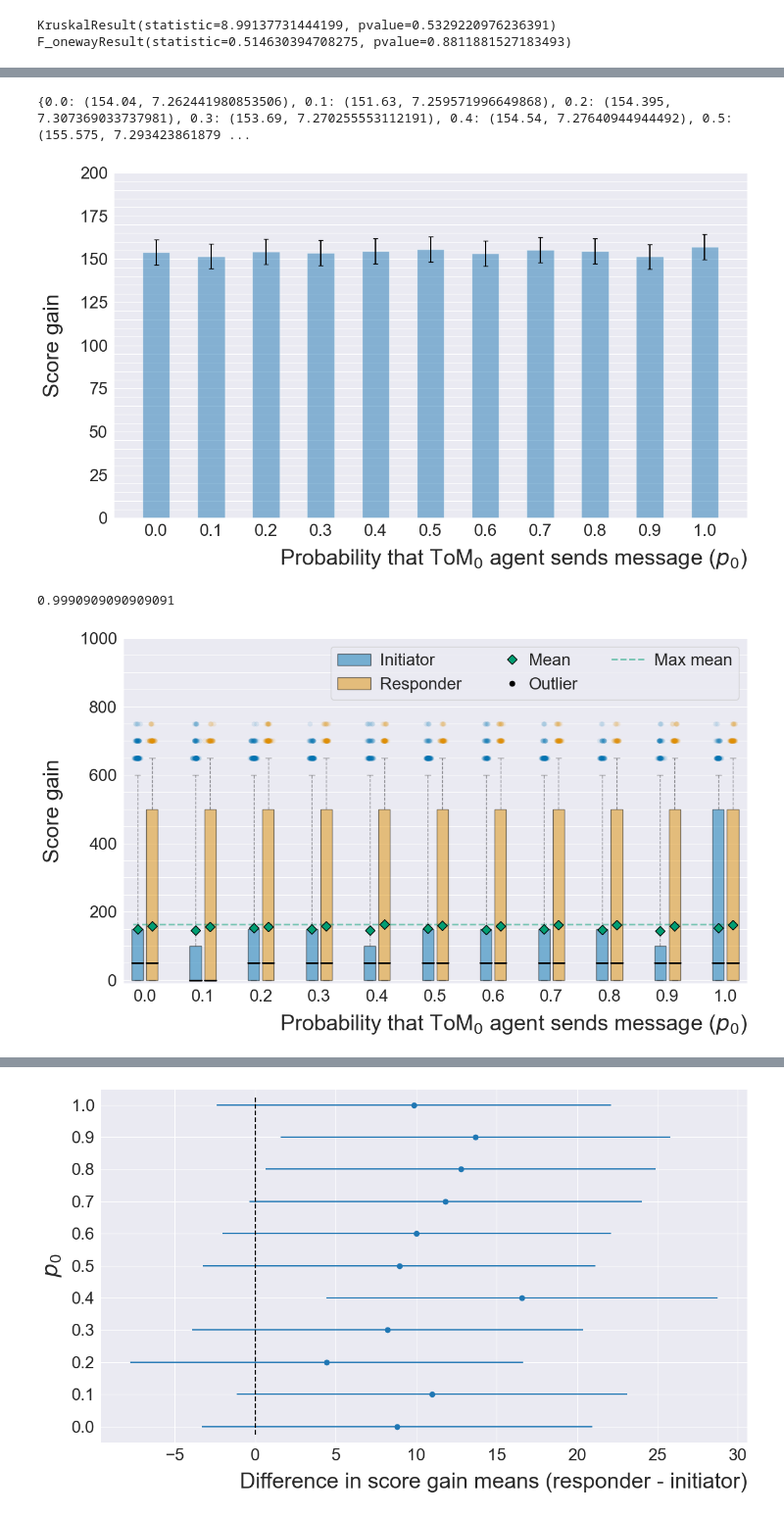
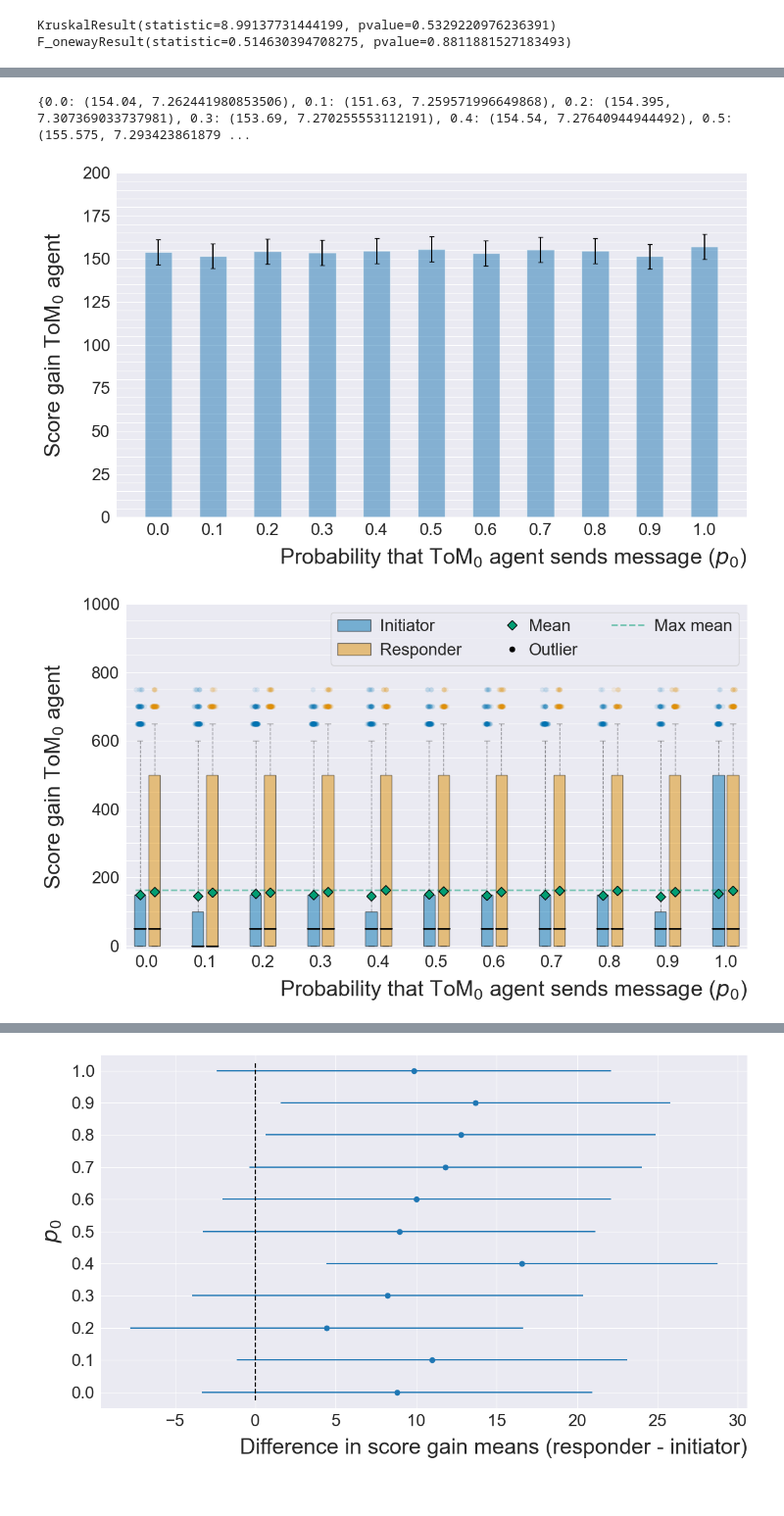
Before and after one commit to SverreBr/MasterThesis, a Jupyter notebook: py_src/expDetermineProb.ipynb, the cells around one changed output, grey strips where cells are left out. Shown at 98% size. Saved outputs shown, nothing was run; the diff lists cells and outputs as text; code cells hidden in the pictures.

```diff
--- a/py_src/expDetermineProb.ipynb
+++ b/py_src/expDetermineProb.ipynb
@@ -147,7 +156,7 @@ def make_plot(data, draw_points):
     ax.xaxis.grid(False, which ="both")
     ax.yaxis.grid(True, which="both")
 
-    ax.set_ylabel("Score gain", fontsize=LABEL_SIZE, labelpad=20)
+    ax.set_ylabel(r"Score gain ToM$_0$ agent", fontsize=LABEL_SIZE, labelpad=20)
     ax.set_xlabel(r"Probability that ToM$_0$ agent sends message ($p_0$)", fontsize=LABEL_SIZE, loc="right", labelpad=10)
     fig.tight_layout()
     plt.minorticks_on()
@@ -320,39 +329,35 @@ def make_plot(data):
 
     # new_val = np.mean(plot_data)
     # ax.text(i, new_val+10, round(new_val), size=VALUE_SIZE, ha="center", va='bottom')
     # max_mean = np.max([new_val, max_mean])
     # print(f"- p_0={i/10}, mean={new_val}, sd={np.std(plot_data)}")
 
     # Add horizontal line...
     # ax.hlines(y=max_mean, xmin=-BIN_WIDTH, xmax=1 + BIN_WIDTH, linestyles='dashed', label='smt', lw=2, colors=meanpointprops["markerfacecolor"])
 
     # handles, _ = ax.get_legend_handles_labels()
     ax.tick_params(axis='both', labelsize=TICK_SIZE)
     ax.set_ylim(top=200, bottom=0)
     ax.set_xticks(np.arange(0, 1.1, 0.1))
     # ax.legend((plt.Line2D([0], [0], color=meanpointprops["markerfacecolor"], marker=meanpointprops["marker"],
     #                         markeredgecolor=meanpointprops["markeredgecolor"], markersize=meanpointprops["markersize"], linewidth=0),
     #         plt.Line2D([0],[0], color=INIT_COL, marker="o", linewidth=0, alpha=1),
     #         handles[0]),
     #         ("Mean", "Outlier", "  Max mean"), fontsize=TICK_SIZE, ncol=3, fancybox=True, loc="upper right", handletextpad=0)
 
     ax.xaxis.grid(False, which ="both")
     ax.yaxis.grid(True, which="both")
 
-    ax.set_ylabel("Score gain", fontsize=LABEL_SIZE, labelpad=20)
+    ax.set_ylabel(r"Score gain ToM$_0$ agent", fontsize=LABEL_SIZE, labelpad=20)
     ax.set_xlabel(r"Probability that ToM$_0$ agent sends message ($p_0$)", fontsize=LABEL_SIZE, loc="right", labelpad=10)
     fig.tight_layout()
     plt.minorticks_on()
 
 make_plot(df_transformed)
 plt.savefig(figure_path + "barplot_with_CI.pdf")
 # %% [output]
 {0.0: (154.04, 7.262441980853506), 0.1: (151.63, 7.259571996649868), 0.2: (154.395, 7.307369033737981), 0.3: (153.69, 7.270255553112191), 0.4: (154.54, 7.27640944944492), 0.5: (155.575, 7.293423861879 ...
-[figure, old version]
+[figure, new version]
-# %%
-1 - 0.05 / 55
-# %% [output]
-0.9990909090909091
 # %%
 # Figure settings
 meanpointprops = dict(marker='D', markeredgecolor='black', markerfacecolor=sns.color_palette('colorblind')[2], markersize=8)
@@ -421,7 +426,7 @@ def make_plot_differentiate(data):
     ax.xaxis.grid(False, which ="both")
     ax.yaxis.grid(True, which="both")
 
-    ax.set_ylabel("Score gain", fontsize=LABEL_SIZE, labelpad=20)
+    ax.set_ylabel(r"Score gain ToM$_0$ agent", fontsize=LABEL_SIZE, labelpad=20)
     ax.set_xlabel(r"Probability that ToM$_0$ agent sends message ($p_0$)", fontsize=LABEL_SIZE, loc="right", labelpad=10)
     fig.tight_layout()
     plt.minorticks_on()
@@ -429,7 +434,7 @@ def make_plot_differentiate(data):
 make_plot_differentiate(df_transformed)
 plt.savefig(figure_path + "boxplot_separate.pdf")
 # %% [output]
-[figure, old version]
+[figure, new version]
 # %%
 make_plot_differentiate(df_transformed.loc[(df_transformed["init_highestValueParetoOutcome"] != -1) & (df_transformed["resp_highestValueParetoOutcome"] != -1)])
 plt.savefig(figure_path + "boxplot_separate_pareto.pdf")
```
Also changed, not shown: parts of 6 cells of this notebook, 4 other files.
